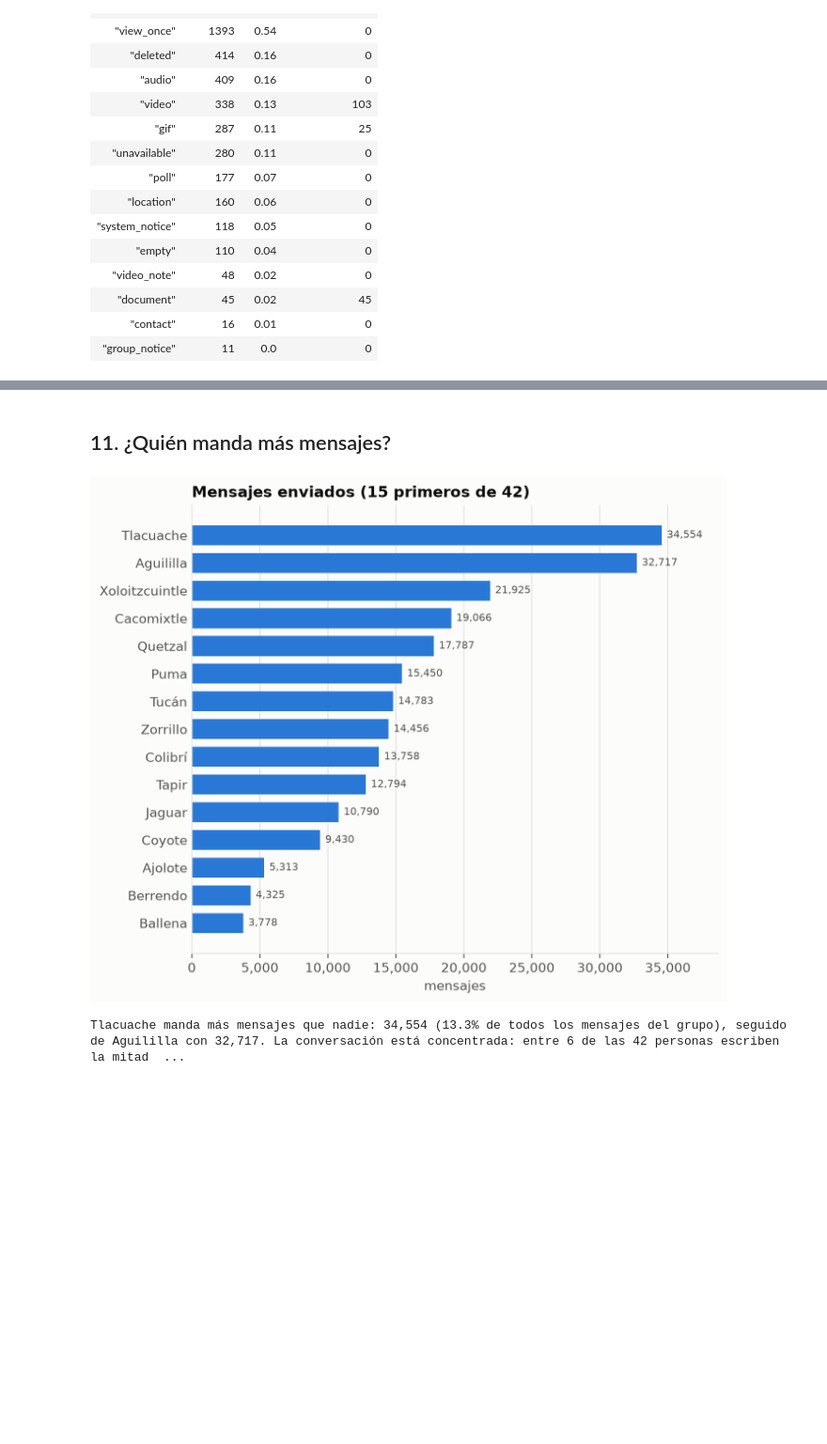
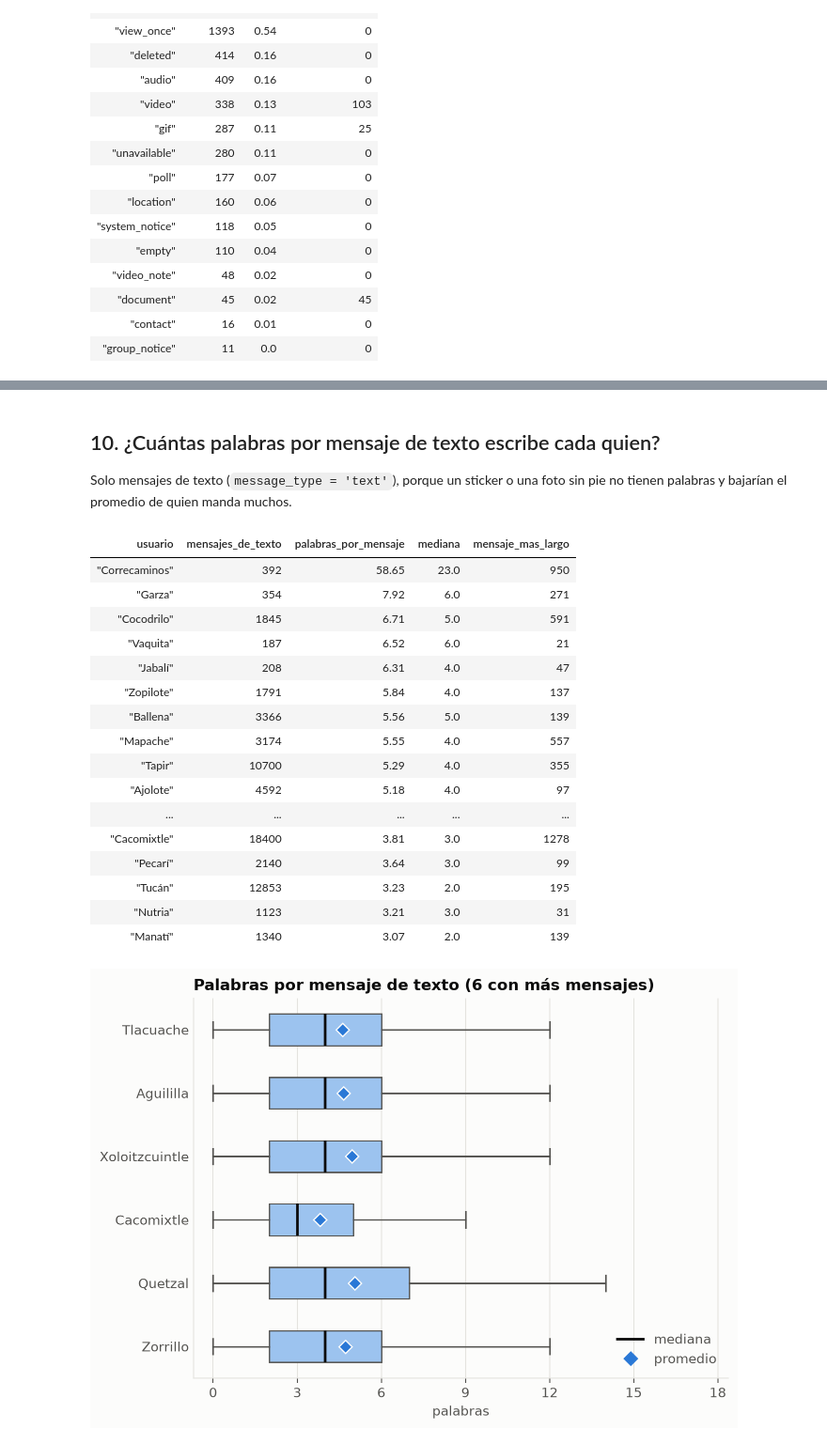
Before and after one commit to enriquegiottonini/wasap-group-chat-analyzer, a Jupyter notebook: notebooks/02_eda_silver.ipynb, the cells around one changed output, grey strips where cells are left out. Shown at 94% size. Cells and saved outputs as stored; diff of their text form; code cells hidden in the pictures; blank space fills up the shorter version.

```diff
--- a/notebooks/02_eda_silver.ipynb
+++ b/notebooks/02_eda_silver.ipynb
@@ -623,37 +585,68 @@ mo.stop(
 # %% [markdown]
-## 11. ¿Quién manda más mensajes?
+## 10. ¿Cuántas palabras por mensaje de texto escribe cada quien?
+
+Solo mensajes de texto (`message_type = 'text'`), porque un sticker o una foto sin pie
+no tienen palabras y bajarían el promedio de quien manda muchos.
 # %%
-by_sender = mo.sql(
+words_per_sender = mo.sql(
     f"""
     SELECT
         sender AS usuario,
-        count(*) AS mensajes,
-        round(100 * count(*) / sum(count(*)) OVER (), 1) AS pct
+        count(*) AS mensajes_de_texto,
+        round(avg(n_words), 2) AS palabras_por_mensaje,
+        median(n_words) AS mediana,
+        max(n_words) AS mensaje_mas_largo
     FROM messages
-    WHERE sender IS NOT NULL
+    WHERE sender IS NOT NULL AND message_type = 'text'
     GROUP BY sender
-    ORDER BY mensajes DESC
+    HAVING count(*) >= 100
+    ORDER BY palabras_por_mensaje DESC
     """,
-    engine=con,
-    output=False,
+    engine=con
 )
-barh(
-    by_sender["usuario"][:15],
-    by_sender["mensajes"][:15],
-    "Mensajes enviados (15 primeros de 42)",
-    "mensajes",
-)
 # %% [output]
-[figure, removed]
+| usuario | mensajes_de_texto | palabras_por_mensaje | mediana | mensaje_mas_largo |
+| "Correcaminos" | 392 | 58.65 | 23.0 | 950 |
+| "Garza" | 354 | 7.92 | 6.0 | 271 |
+| "Cocodrilo" | 1845 | 6.71 | 5.0 | 591 |
+| "Vaquita" | 187 | 6.52 | 6.0 | 21 |
+| "Jabalí" | 208 | 6.31 | 4.0 | 47 |
+| "Zopilote" | 1791 | 5.84 | 4.0 | 137 |
+| "Ballena" | 3366 | 5.56 | 5.0 | 139 |
+| "Mapache" | 3174 | 5.55 | 4.0 | 557 |
+| "Tapir" | 10700 | 5.29 | 4.0 | 355 |
+| "Ajolote" | 4592 | 5.18 | 4.0 | 97 |
+| ... | ... | ... | ... | ... |
+| "Cacomixtle" | 18400 | 3.81 | 3.0 | 1278 |
+| "Pecarí" | 2140 | 3.64 | 3.0 | 99 |
+| "Tucán" | 12853 | 3.23 | 2.0 | 195 |
+| "Nutria" | 1123 | 3.21 | 3.0 | 31 |
+| "Manatí" | 1340 | 3.07 | 2.0 | 139 |
 # %%
-_top = by_sender.row(0, named=True)
-_half = (by_sender["mensajes"].cum_sum() / by_sender["mensajes"].sum() <= 0.5).sum() + 1
-note(
-    f"**{_top['usuario']}** manda más mensajes que nadie: **{_top['mensajes']:,}** "
-    f"({_top['pct']}% de todos los mensajes del grupo), seguido de "
-    f"{by_sender['usuario'][1]} con {by_sender['mensajes'][1]:,}. La conversación está "
-    f"concentrada: entre **{_half}** de las {len(by_sender)} personas escriben la mitad "
-    f"de los mensajes, y la última del grupo mandó {by_sender['mensajes'][-1]:,}."
+_top = words_per_sender.sort("mensajes_de_texto", descending=True).head(6)["usuario"]
+top_words_per_message = mo.sql(
+    f"""
+    SELECT sender AS usuario, n_words AS palabras
+    FROM messages
+    WHERE message_type = 'text' AND sender IN (
+        SELECT sender
+        FROM messages
+        WHERE sender IS NOT NULL AND message_type = 'text'
+        GROUP BY sender
+        ORDER BY count(*) DESC
+        LIMIT 6
+    )
+    """,
+    engine=con,
+    output=False,
 )
+boxplot(
+    {
+        user: top_words_per_message.filter(pl.col("usuario") == user)["palabras"]
+        for user in _top
+    },
+    "Palabras por mensaje de texto (6 con más mensajes)",
+    "palabras",
+)
 # %% [output]
-Tlacuache manda más mensajes que nadie: 34,554 (13.3% de todos los mensajes del grupo), seguido de Aguililla con 32,717. La conversación está concentrada: entre 6 de las 42 personas escriben la mitad  ...
+[figure, added]
```
Also changed, not shown: parts of 94 cells of this notebook, 12 other files.
